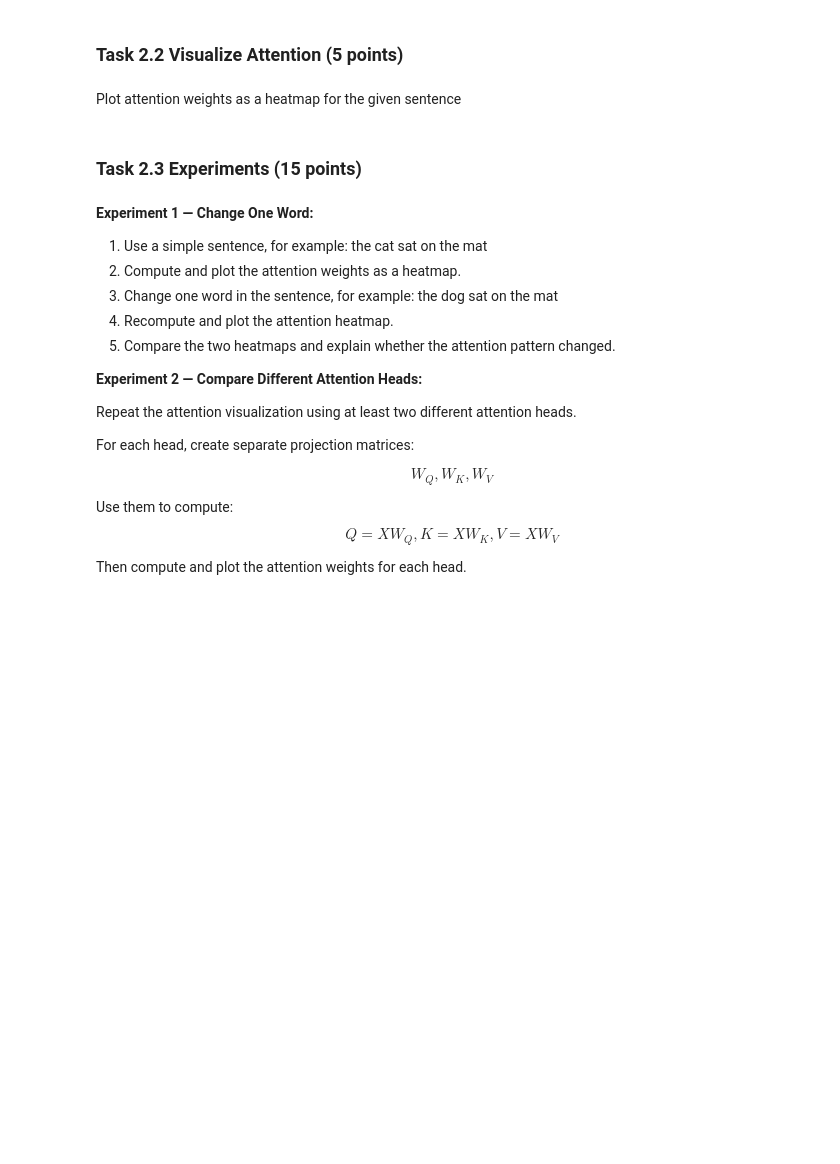
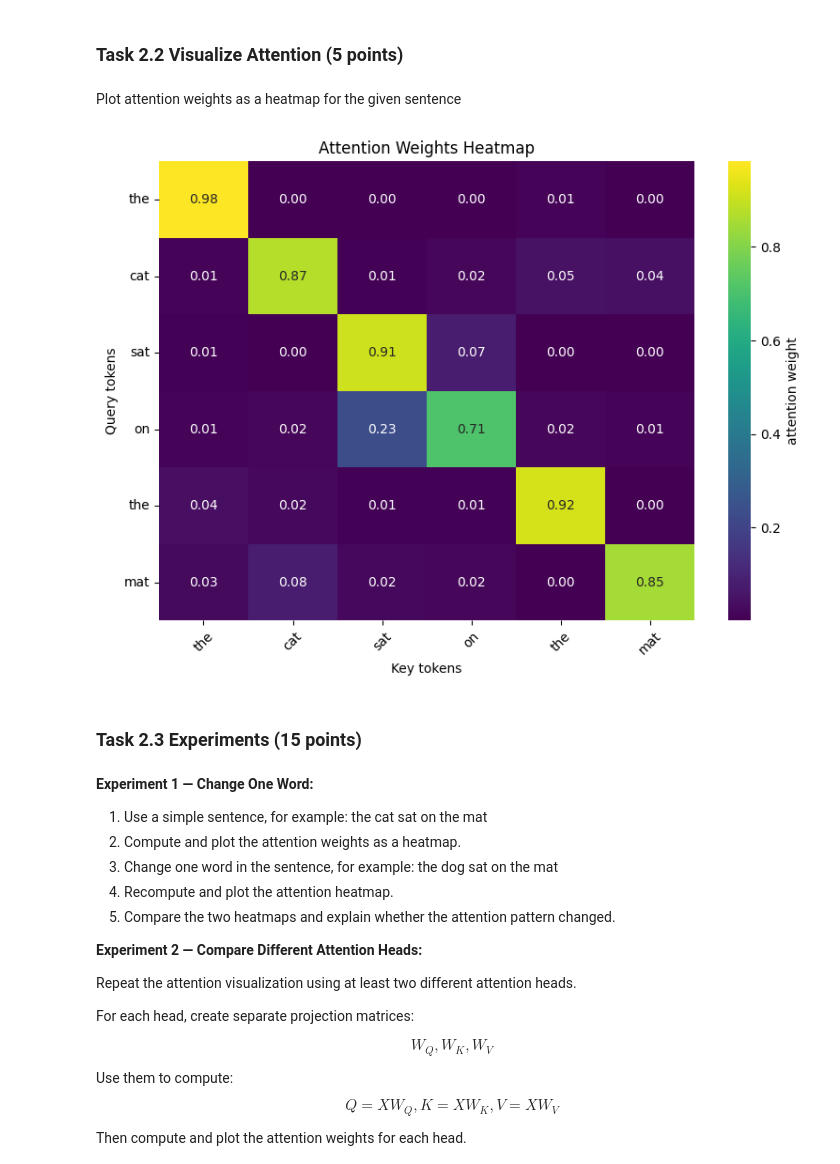
Before and after one commit to MGhanayim/qlora-finetuning-and-attention, a Jupyter notebook: From_Finetuning_to_Attention_Inside_LLMs.ipynb, the cells around one changed output. Saved outputs shown, nothing was run; the diff lists cells and outputs as text; code cells hidden in the pictures; blank space fills up the shorter version.

```diff
--- a/From_Finetuning_to_Attention_Inside_LLMs.ipynb
+++ b/From_Finetuning_to_Attention_Inside_LLMs.ipynb
@@ -1690,28 +1690,29 @@ def scaled_dot_product_attention(Q, K, V, mask=None):
 
     # Compute attention scores
 
-    scores = # TODO: compute dot-product between Q and K^T
+    scores = Q @ K.transpose(-2, -1)  # TODO: compute dot-product between Q and K^T
 
 
     # Scale the scores
 
     # TODO: divide scores by sqrt(d_k)
+    scores = scores / math.sqrt(d_k)
 
 
     #  Apply mask (if given)
 
     if mask is not None:
         # TODO: mask out invalid positions (set to -inf)
-        pass
+        scores = scores.masked_fill(mask == 0, float("-inf"))
 
 
     # Softmax to get attention
 
-    attention_weights = # TODO: apply softmax over last dimension
+    attention_weights = F.softmax(scores, dim=-1)  # TODO: apply softmax over last dimension
 
 
     # Compute weighted sum
 
-    output = #TODO: multiply attention_weights with V
+    output = attention_weights @ V  # TODO: multiply attention_weights with V
 
     return output, attention_weights
@@ -1732,9 +1731,9 @@ import math
 sentence = "the cat sat on the mat"
 
 
-tokens = # TODO: split sentence into tokens
+tokens = sentence.split()  # TODO: split sentence into tokens
 
-seq_len = # TODO: compute sequence length
+seq_len = len(tokens)  # TODO: compute sequence length
 
 
 
@@ -1743,39 +1742,57 @@ seq_len = # TODO: compute sequence length
 d_model = 16
 
 
-embeddings = # TODO: initialize random embeddings of shape (seq_len, d_model)
+# Seed once so re-running the notebook (and Experiment 1's cat-vs-dog comparison)
+# produces identical embeddings; otherwise the heatmaps would shift on every run
+# and the experiment couldn't isolate the effect of the token swap.
+torch.manual_seed(42)
+embeddings = torch.randn(seq_len, d_model)  # TODO: initialize random embeddings of shape (seq_len, d_model)
 
 # Treat embeddings as Q, K, V
 Q = embeddings
 K = embeddings
 V = embeddings
 
 
 
 # Compute Scaled Dot-Product Attention
 
-attention_weights = # TODO: compute attention weights (use function from above)
+_, attention_weights = scaled_dot_product_attention(Q, K, V)  # TODO: compute attention weights (use function from above)
 
 
 
 # Plot attention heatmap
 
 plt.figure(figsize=(8, 6))
 
 # TODO: plot heatmap using seaborn
 # - use attention_weights
 # - set xticklabels and yticklabels to tokens
 # - choose a colormap (e.g., "viridis")
+sns.heatmap(
+    attention_weights.detach().numpy(),
+    xticklabels=tokens,
+    yticklabels=tokens,
+    cmap="viridis",
+    annot=True,
+    fmt=".2f",
+    cbar_kws={"label": "attention weight"},
+)
 
 plt.title("Attention Weights Heatmap")
 
 # TODO: label axes
-# plt.xlabel(...)
-# plt.ylabel(...)
+plt.xlabel("Key tokens")
+plt.ylabel("Query tokens")
 
 # TODO: rotate ticks if needed
+plt.xticks(rotation=45)
+plt.yticks(rotation=0)
 
+plt.tight_layout()
 plt.show()
+# %% [output]
+[figure, added]
 # %% [markdown]
 ### **Task 2.3 Experiments (15 points)**
 # %% [markdown]
```
Also changed, not shown: parts of 26 cells of this notebook.
